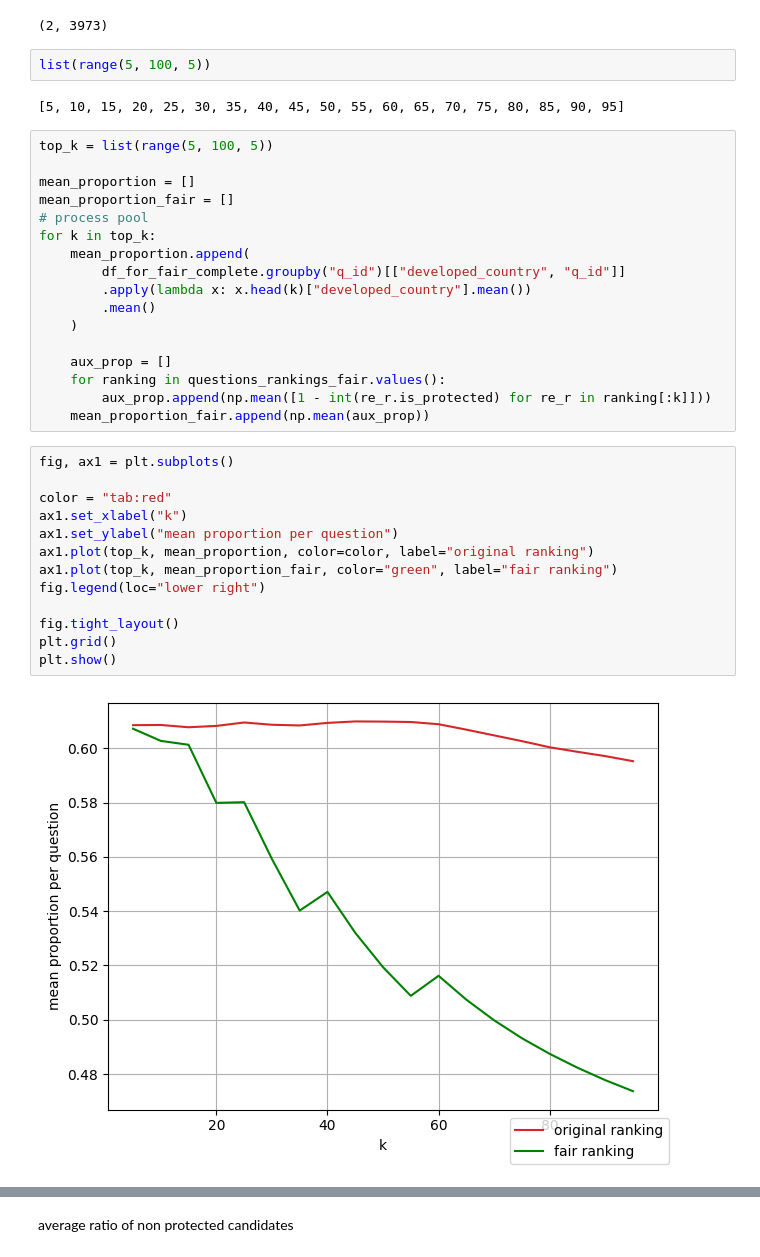
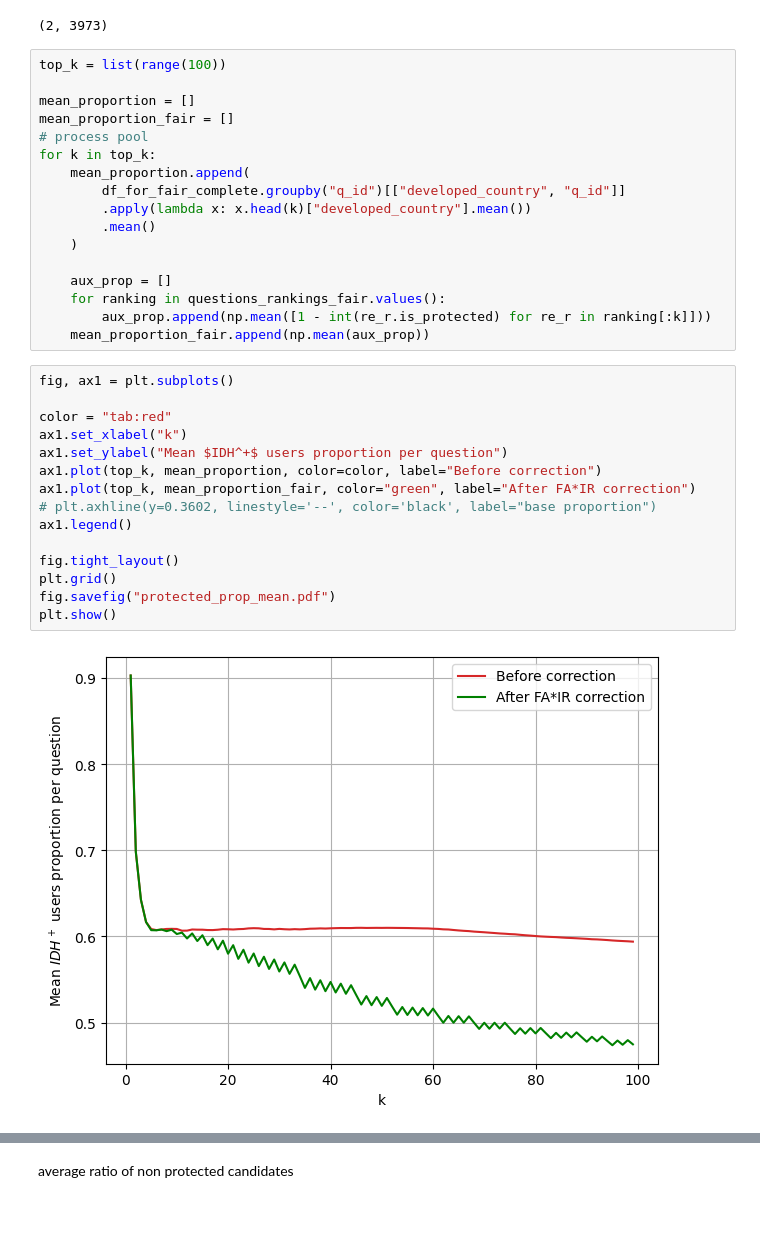
Before and after one commit to flopezd/so_q_recom, a Jupyter notebook: notebooks/fairness/FAIR_correction.ipynb, the cells around one changed output, grey strips where cells are left out. Saved outputs shown, nothing was run; the diff lists cells and outputs as text; blank space fills up the shorter version.

```diff
--- a/notebooks/fairness/FAIR_correction.ipynb
+++ b/notebooks/fairness/FAIR_correction.ipynb
@@ -145,12 +149,8 @@ True
 sum(questions_rankings_is_fair.values()), sum(questions_rankings_fair_is_fair.values())
 # %% [output]
 (2, 3973)
-# %%
-list(range(5, 100, 5))
-# %% [output]
-[5, 10, 15, 20, 25, 30, 35, 40, 45, 50, 55, 60, 65, 70, 75, 80, 85, 90, 95]
 # %%
-top_k = list(range(5, 100, 5))
+top_k = list(range(100))
 
 mean_proportion = []
 mean_proportion_fair = []
@@ -169,15 +169,17 @@ for k in top_k:
 # %%
 fig, ax1 = plt.subplots()
 
 color = "tab:red"
 ax1.set_xlabel("k")
-ax1.set_ylabel("mean proportion per question")
-ax1.plot(top_k, mean_proportion, color=color, label="original ranking")
-ax1.plot(top_k, mean_proportion_fair, color="green", label="fair ranking")
-fig.legend(loc="lower right")
+ax1.set_ylabel("Mean $IDH^+$ users proportion per question")
+ax1.plot(top_k, mean_proportion, color=color, label="Before correction")
+ax1.plot(top_k, mean_proportion_fair, color="green", label="After FA*IR correction")
+# plt.axhline(y=0.3602, linestyle='--', color='black', label="base proportion")
+ax1.legend()
 
 fig.tight_layout()
 plt.grid()
+fig.savefig("protected_prop_mean.pdf")
 plt.show()
 # %% [output]
-[figure, old version]
+[figure, new version]
```
Also changed, not shown: parts of 8 cells of this notebook, 4 other files.
